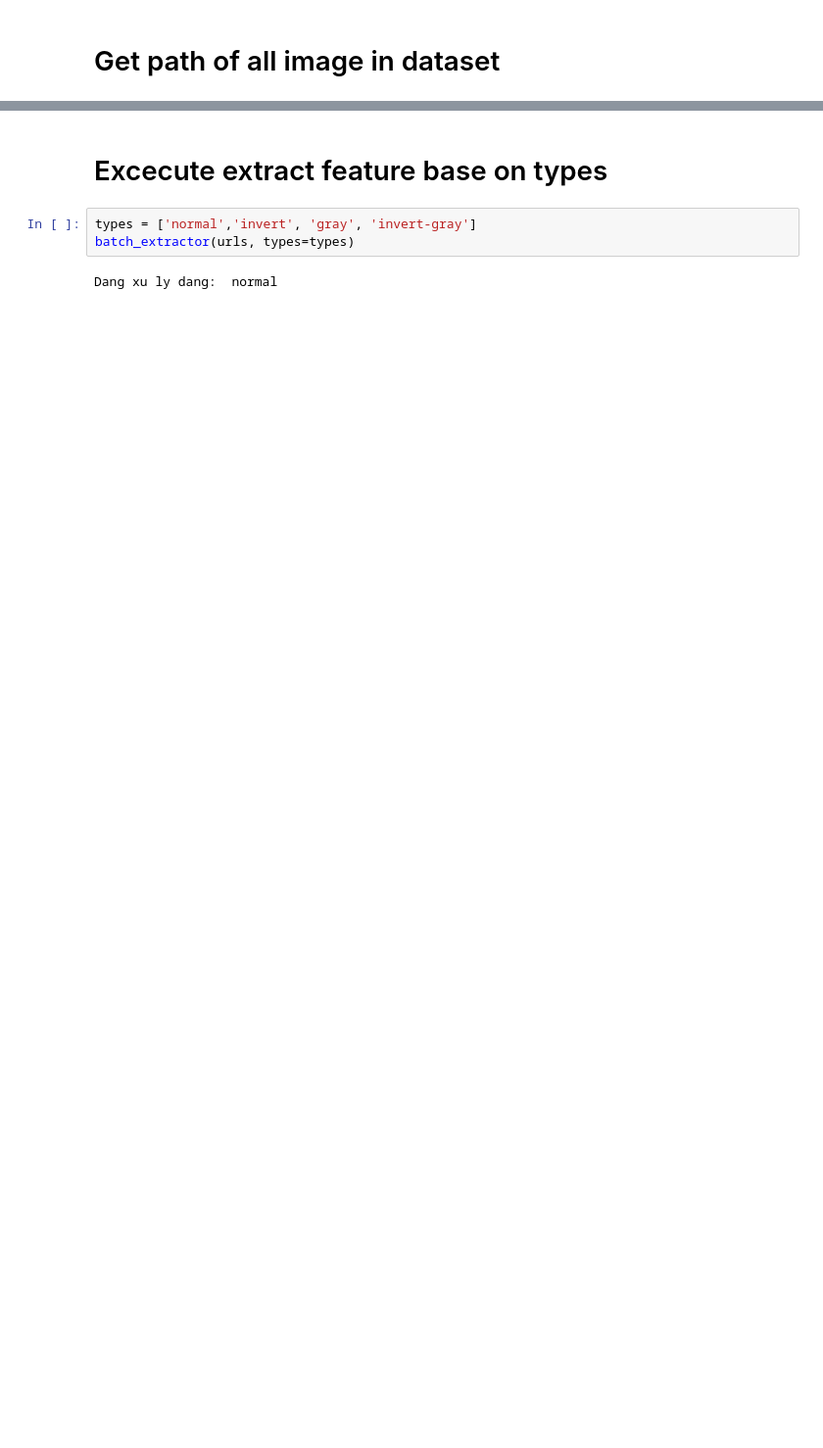
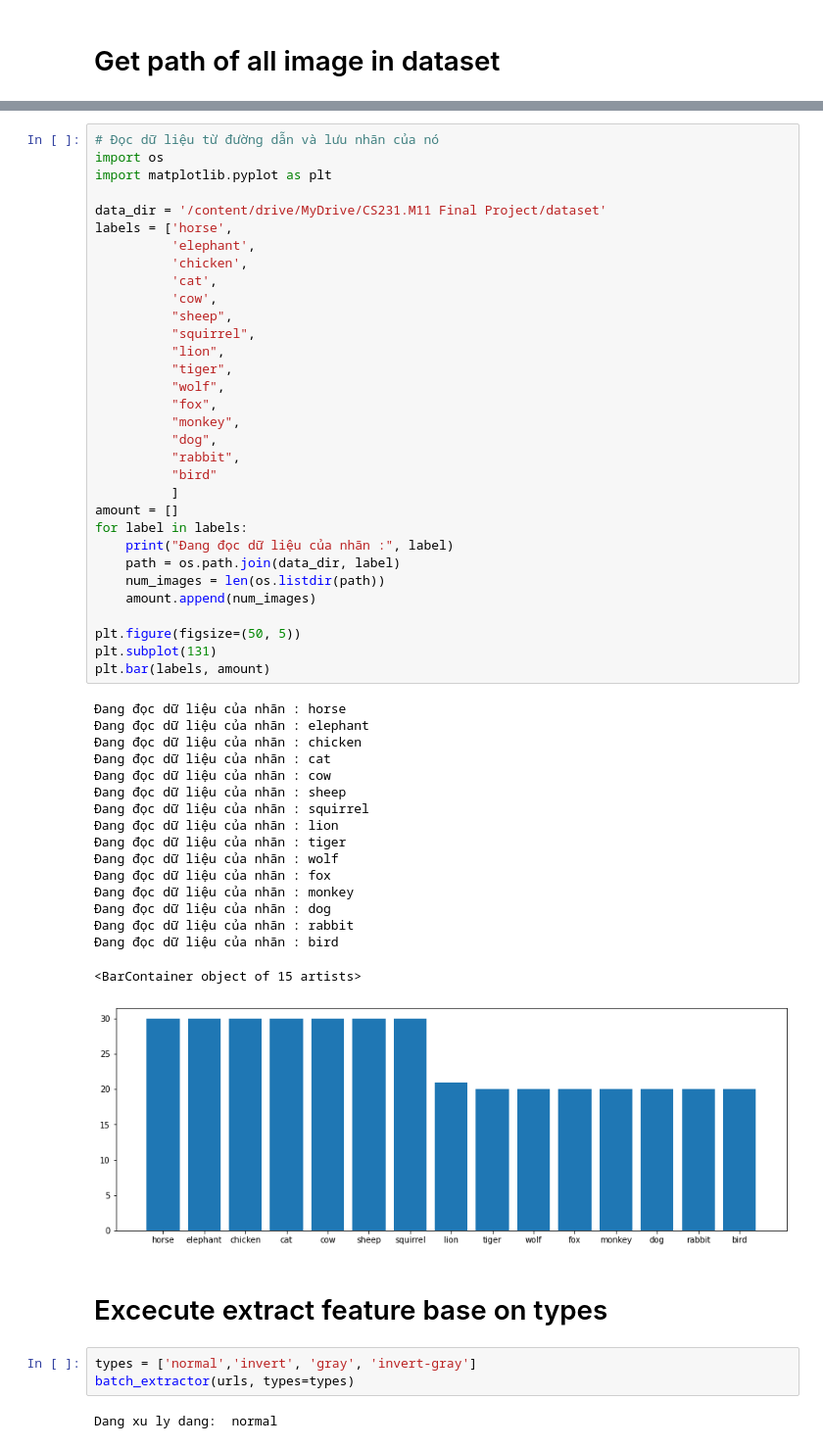
Before and after one commit to nguyenluan2001/CS231.M11, a Jupyter notebook: Main_Script.ipynb, the cells around one changed output, grey strips where cells are left out. Shown at 98% size. Cells and saved outputs as stored; diff of their text form; blank space fills up the shorter version.

```diff
--- a/Main_Script.ipynb
+++ b/Main_Script.ipynb
@@ -137,3 +159,53 @@ urls = get_data(path_database)
+# %%
+# Đọc dữ liệu từ đường dẫn và lưu nhãn của nó
+import os
+import matplotlib.pyplot as plt
+
+data_dir = '/content/drive/MyDrive/CS231.M11 Final Project/dataset'
+labels = ['horse',
+          'elephant',
+          'chicken',
+          'cat',
+          'cow',
+          "sheep",
+          "squirrel",
+          "lion",
+          "tiger",
+          "wolf",
+          "fox",
+          "monkey",
+          "dog",
+          "rabbit",
+          "bird"
+          ]
+amount = []
+for label in labels:
+    print("Đang đọc dữ liệu của nhãn :", label)
+    path = os.path.join(data_dir, label)
+    num_images = len(os.listdir(path))
+    amount.append(num_images)
+
+plt.figure(figsize=(50, 5))
+plt.subplot(131)
+plt.bar(labels, amount)
+# %% [output]
+Đang đọc dữ liệu của nhãn : horse
+Đang đọc dữ liệu của nhãn : elephant
+Đang đọc dữ liệu của nhãn : chicken
+Đang đọc dữ liệu của nhãn : cat
+Đang đọc dữ liệu của nhãn : cow
+Đang đọc dữ liệu của nhãn : sheep
+Đang đọc dữ liệu của nhãn : squirrel
+Đang đọc dữ liệu của nhãn : lion
+Đang đọc dữ liệu của nhãn : tiger
+Đang đọc dữ liệu của nhãn : wolf
+Đang đọc dữ liệu của nhãn : fox
+Đang đọc dữ liệu của nhãn : monkey
+Đang đọc dữ liệu của nhãn : dog
+Đang đọc dữ liệu của nhãn : rabbit
+Đang đọc dữ liệu của nhãn : bird
+<BarContainer object of 15 artists>
+[figure, added]
 # %% [markdown]
 # Excecute extract feature base on types
 # %%
```
Also changed, not shown: parts of 21 cells of this notebook.
